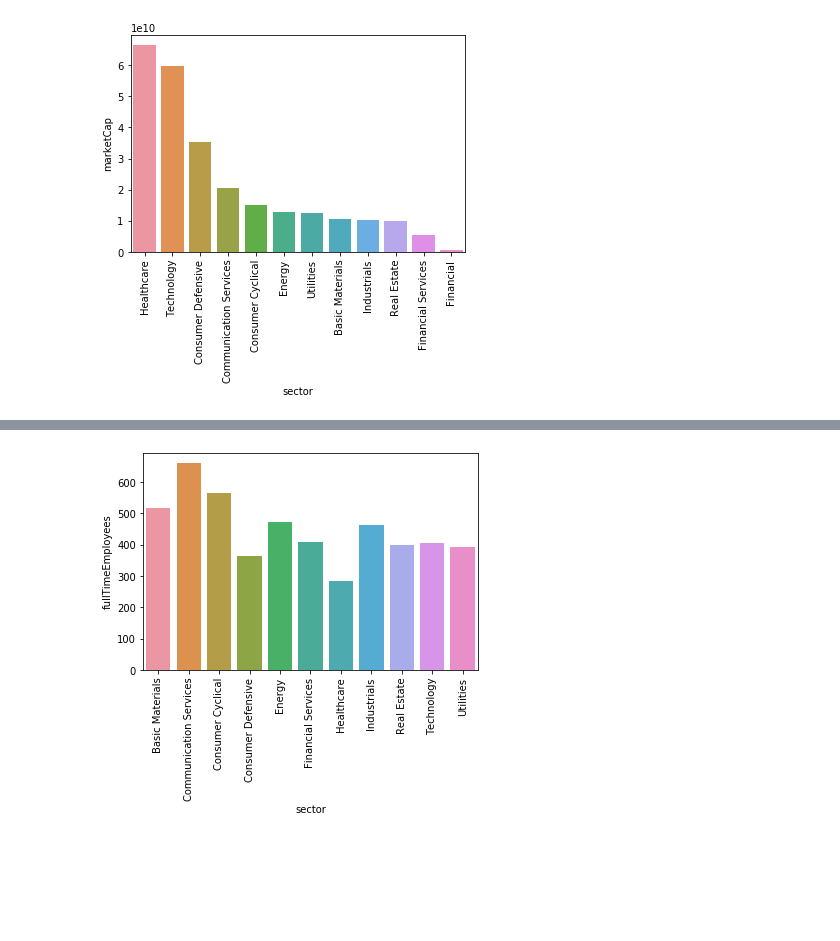
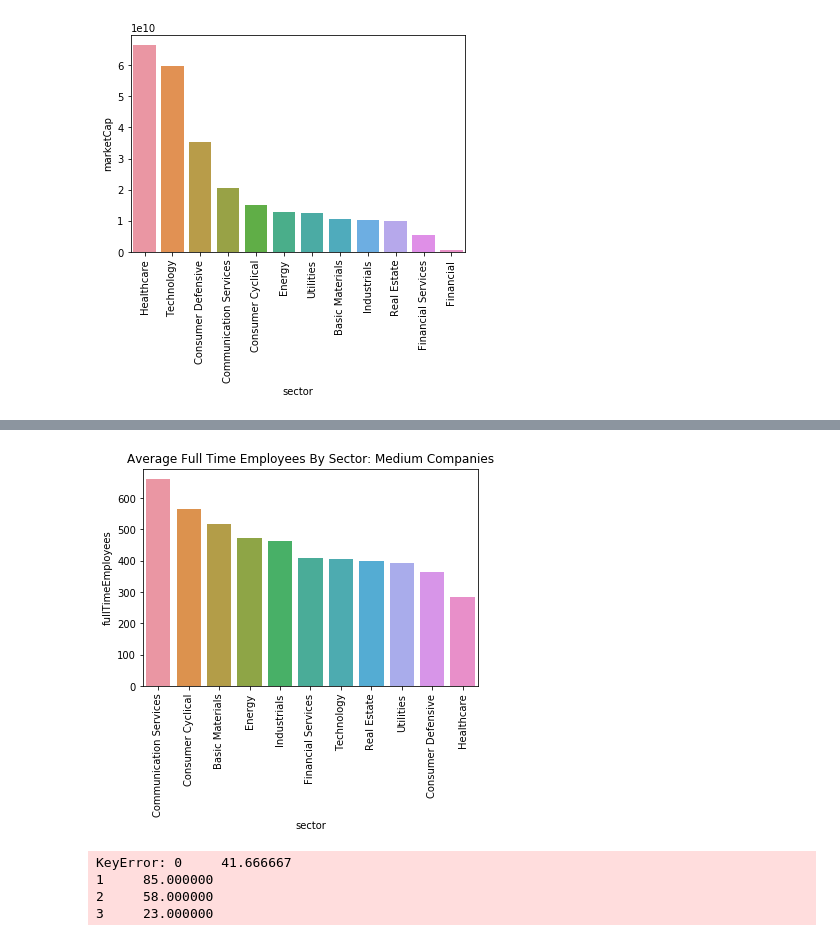
Before and after one commit to ipatel467/Stock-Market-Analysis, a Jupyter notebook: StocksP2.ipynb, the cells around one changed output, grey strips where cells are left out. Drawn from its saved outputs; the diff is of its cells as text; code cells hidden in the pictures; blank space fills up the shorter version.

```diff
--- a/StocksP2.ipynb
+++ b/StocksP2.ipynb
@@ -448,4 +449,4 @@ plt.xticks(rotation=90);
 # %%
 mfe = medium.groupby('sector').agg({'fullTimeEmployees':'mean'}).reset_index()
 # %%
-mfe.sort_values(by='fullTimeEmployees',ascending=False)
+mfe = mfe.sort_values(by='fullTimeEmployees',ascending=False)
@@ -465,5 +453,6 @@ mfe.sort_values(by='fullTimeEmployees',ascending=False)
 # %%
 sns.barplot(x=mfe['sector'], y= mfe['fullTimeEmployees']);
 plt.xticks(rotation=90);
+plt.title('Average Full Time Employees By Sector: Medium Companies');
 # %% [output]
-[figure, old version]
+[figure, new version]
@@ -469,0 +461,7 @@ plt.xticks(rotation=90);
+# %%
+sfes = small.sort_values(by=sfes['fullTimeEmployees'],ascending=False)
+# %% [output]
+KeyError: 0     41.666667
+1     85.000000
+2     58.000000
+3     23.000000
```
Also changed, not shown: parts of 12 cells of this notebook.
